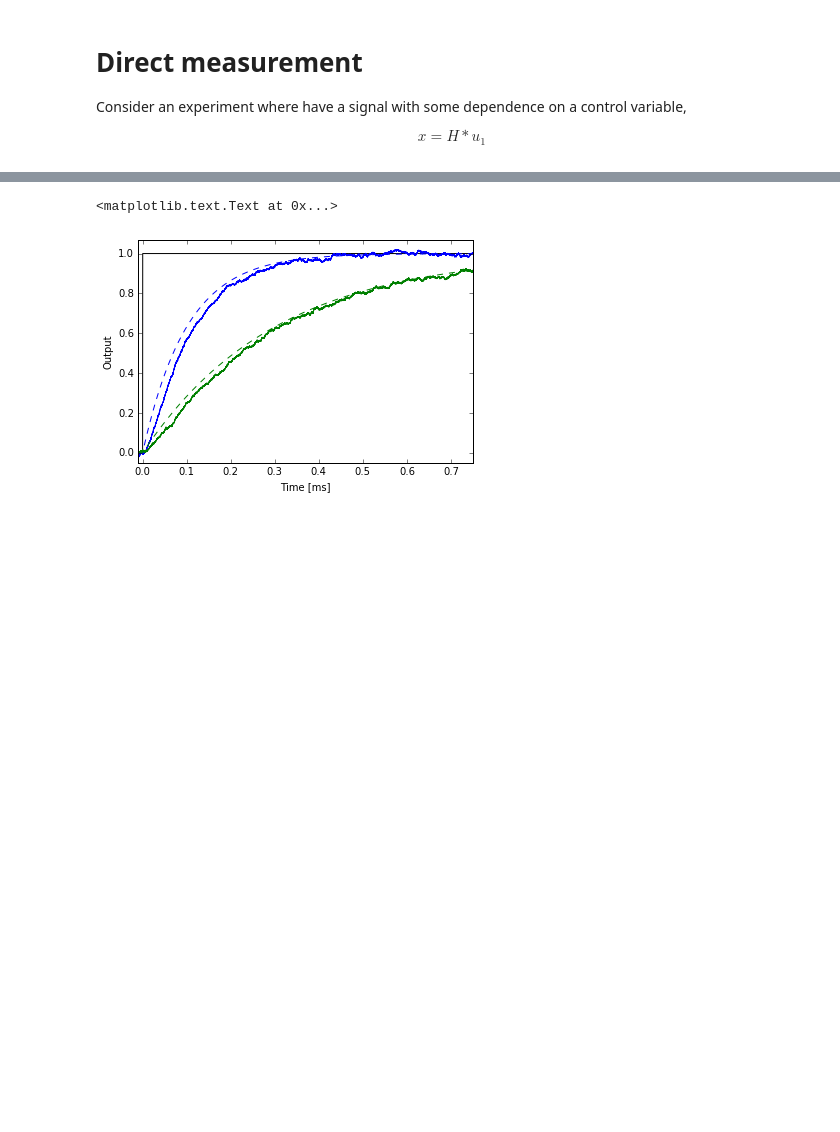
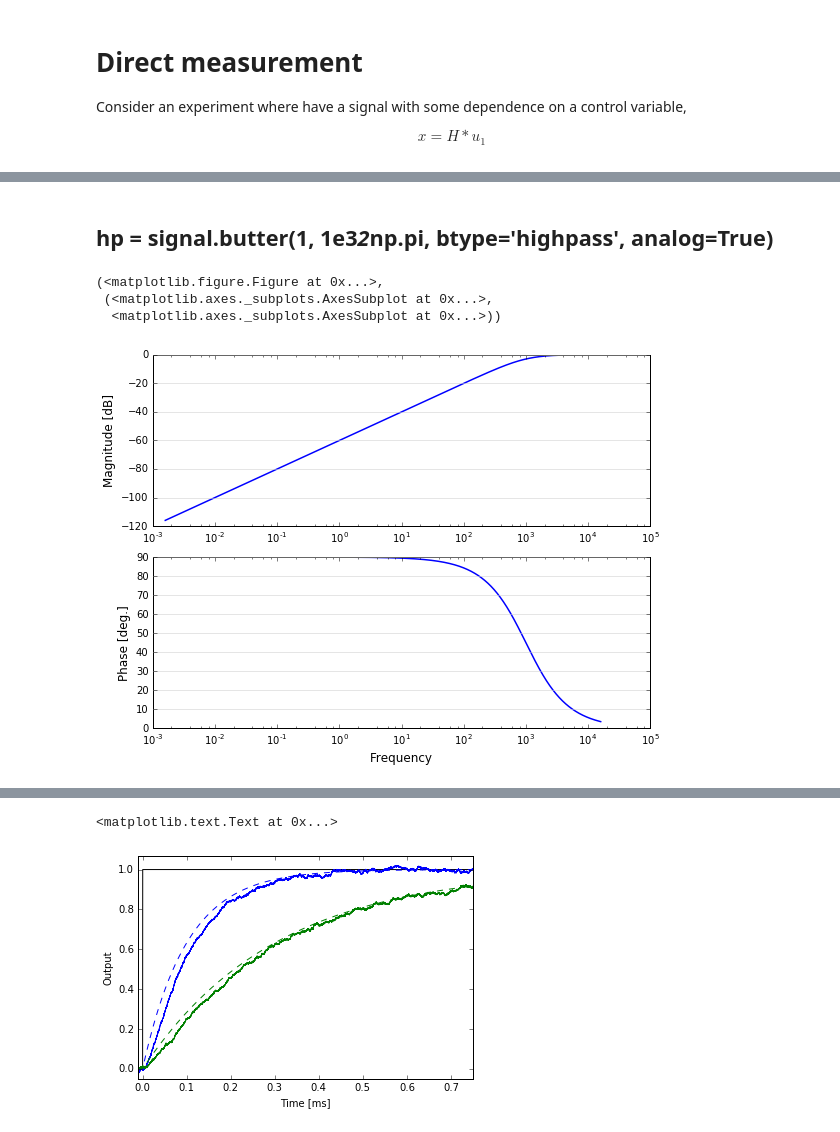
Before and after one commit to ryanpdwyer/1605-phasekick, a Jupyter notebook: notebooks/intro/010-autocorrelation-techniques.ipynb, the cells around one changed output, grey strips where cells are left out. Drawn from its saved outputs; the diff is of its cells as text; code cells hidden in the pictures; blank space fills up the shorter version.

```diff
--- a/notebooks/intro/010-autocorrelation-techniques.ipynb
+++ b/notebooks/intro/010-autocorrelation-techniques.ipynb
@@ -13,0 +138,9 @@ $$x = H \ast u_1$$
+# %% [markdown]
+## hp = signal.butter(1, 1e3*2*np.pi, btype='highpass', analog=True)
+# %%
+sigutils.bode_sys(hp)
+# %% [output]
+(<matplotlib.figure.Figure at 0x...>,
+ (<matplotlib.axes._subplots.AxesSubplot at 0x...>,
+  <matplotlib.axes._subplots.AxesSubplot at 0x...>))
+[figure, added]
```
Also changed, not shown: parts of 13 cells of this notebook, 10 other files.
